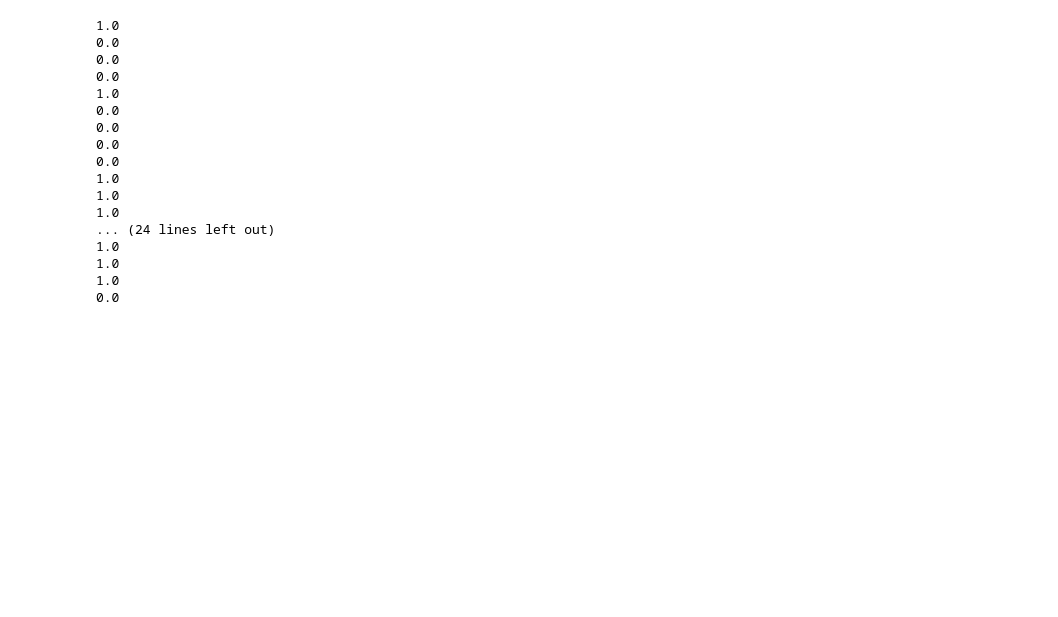
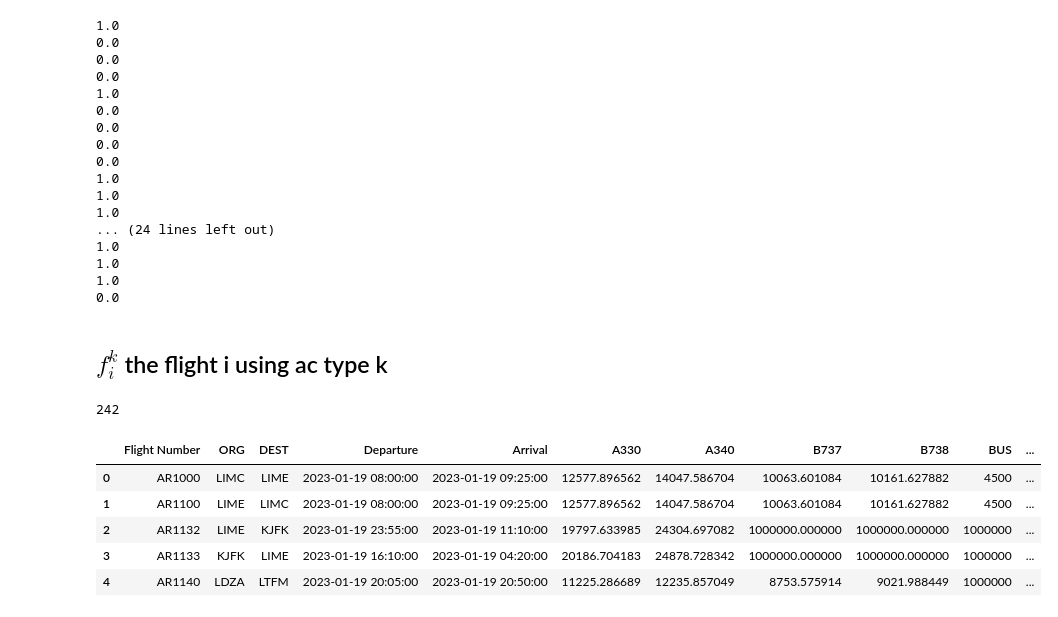
Before and after one commit to Zhenlin-Xu/AE4423-Assignments, a Jupyter notebook: Assignment2/Problem4.ipynb, the cells around one changed output. Drawn from its saved outputs; the diff is of its cells as text; code cells hidden in the pictures; blank space fills up the shorter version.

```diff
--- a/Assignment2/Problem4.ipynb
+++ b/Assignment2/Problem4.ipynb
@@ -988,4 +955,4 @@ add_column[0]
 # %%
-print(len(COLUMNS))
-COLUMNS += [add_column[0],]
-print(len(COLUMNS))
+# print(len(COLUMNS))
+# COLUMNS += [add_column[0],]
+# print(len(COLUMNS))
@@ -1197,7 +1161,12 @@ def calPriceProblem(model, COLUMNS_ITER):
                 # print(pSet, rSet)
                 price = (p.fare[0] - sum([dual_flights[i] for i in pSet])) - recaptureRateSet[p.no[0], r.no[0]] * \
                             (r.fare[0] - sum([dual_flights[j] for j in rSet])) - dual_itineraries[p.no[0]]
-                if price < 0:
+
+                if (p.no[0], r.no[0]) == (118, 76) or (p.no[0], r.no[0]) == (117, 73) or \
+                    (p.no[0], r.no[0]) == (116, 72) or (p.no[0], r.no[0]) == (119, 68):
+                    pass
+
+                elif price < 0:
                     prices_COLUMNS[p.no[0], r.no[0]] = price
 
     if len(prices_COLUMNS) == 0:
@@ -1516,3 +1483,40 @@ for qdx in containOptionalLegItinerarySet:
 1.0
 1.0
 0.0
+# %% [markdown]
+## $f_i^k$ the flight i using ac type k
+# %%
+acType = []
+acLists = ['A330', 'A340', 'B737', 'B738', 'BUS']
+for fdx in range(num_allFlight):
+    # for ac in range(num_type):
+        # print(f'{int(abs(f[fdx, ac].X))}', sep=' ', end=' ')
+    if int(abs(f[fdx, 0].X)) == 1:
+        acType.append(acLists[0])
+    elif int(abs(f[fdx, 1].X)) == 1:
+        acType.append(acLists[1])
+    elif int(abs(f[fdx, 2].X)) == 1:
+        acType.append(acLists[2])
+    elif int(abs(f[fdx, 3].X)) == 1:
+        acType.append(acLists[3])
+    elif int(abs(f[fdx, 4].X)) == 1:
+        acType.append(acLists[4])
+    else:
+        acType.append('None')
+
+    # print()
+
+# assert len(acType) == num_allFlight
+print(len(acType))
+allFlight_data['Type'] = acType
+# %% [output]
+242
+# %%
+allFlight_data.head()
+# %% [output]
+|  | Flight Number | ORG | DEST | Departure | Arrival | A330 | A340 | B737 | B738 | BUS | ... |
+| 0 | AR1000 | LIMC | LIME | 2023-01-19 08:00:00 | 2023-01-19 09:25:00 | 12577.896562 | 14047.586704 | 10063.601084 | 10161.627882 | 4500 | ... |
+| 1 | AR1100 | LIME | LIMC | 2023-01-19 08:00:00 | 2023-01-19 09:25:00 | 12577.896562 | 14047.586704 | 10063.601084 | 10161.627882 | 4500 | ... |
+| 2 | AR1132 | LIME | KJFK | 2023-01-19 23:55:00 | 2023-01-19 11:10:00 | 19797.633985 | 24304.697082 | 1000000.000000 | 1000000.000000 | 1000000 | ... |
+| 3 | AR1133 | KJFK | LIME | 2023-01-19 16:10:00 | 2023-01-19 04:20:00 | 20186.704183 | 24878.728342 | 1000000.000000 | 1000000.000000 | 1000000 | ... |
+| 4 | AR1140 | LDZA | LTFM | 2023-01-19 20:05:00 | 2023-01-19 20:50:00 | 11225.286689 | 12235.857049 | 8753.575914 | 9021.988449 | 1000000 | ... |
```
Also changed, not shown: parts of 14 cells of this notebook, 4 other files.
